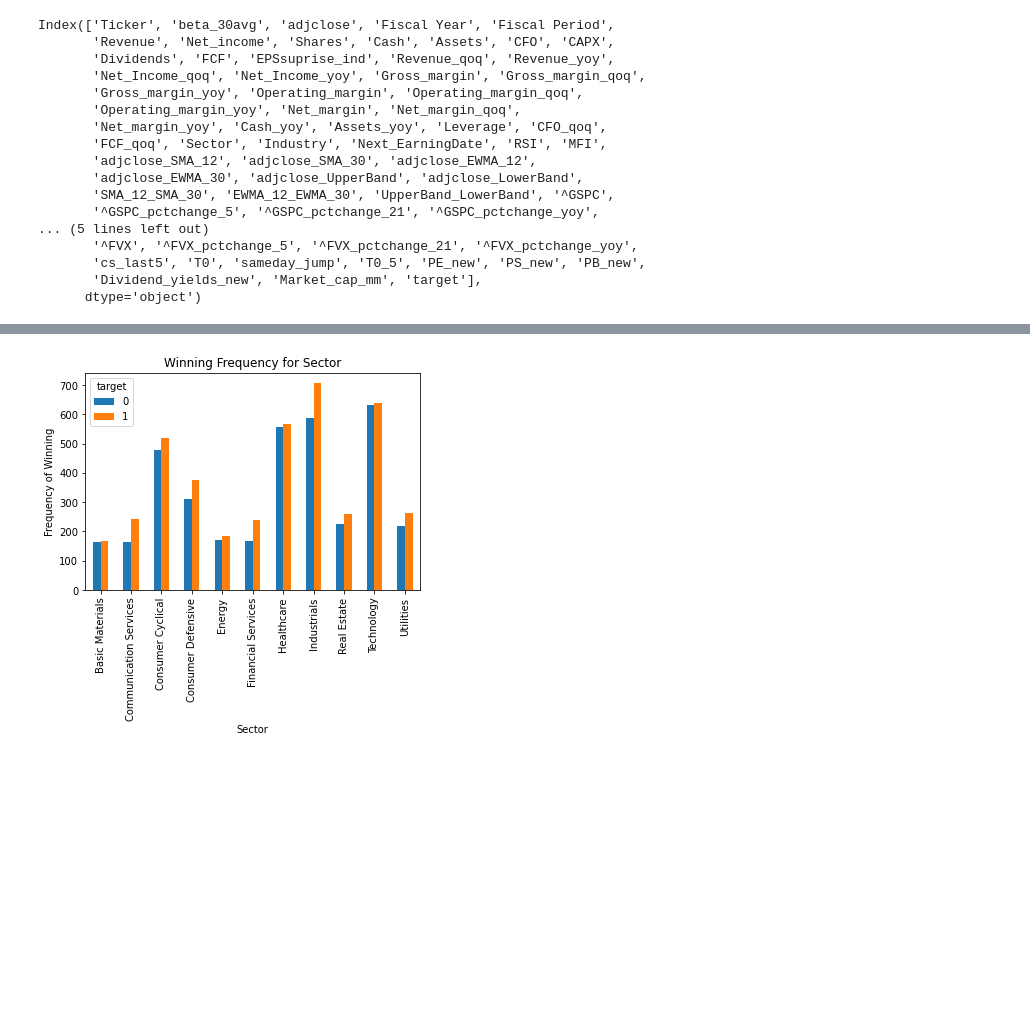
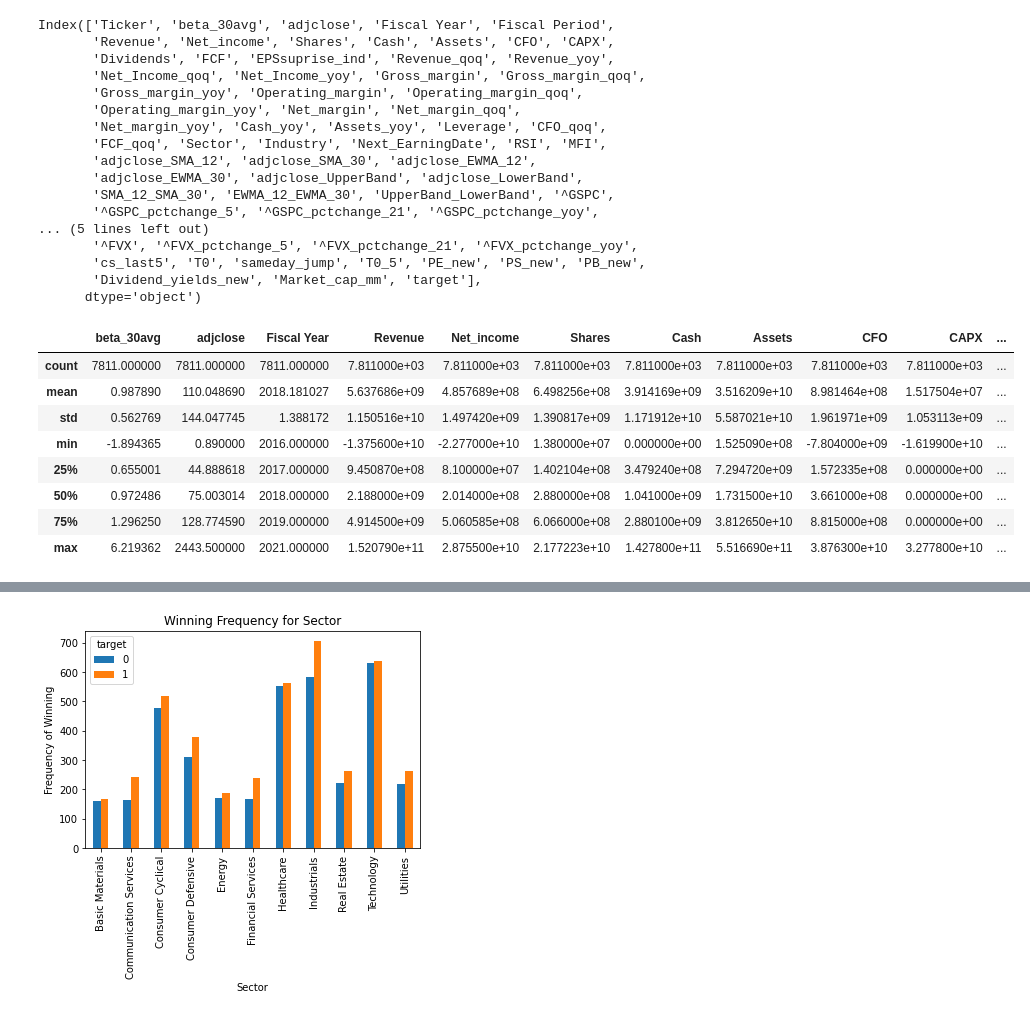
Before and after one commit to Emilio178/Bootcamp-Project2, a Jupyter notebook: 05_model_fitting.ipynb, the cells around one changed output, grey strips where cells are left out. Drawn from its saved outputs; the diff is of its cells as text; code cells hidden in the pictures; blank space fills up the shorter version.

```diff
--- a/05_model_fitting.ipynb
+++ b/05_model_fitting.ipynb
@@ -112,6 +156,18 @@ Index(['Ticker', 'beta_30avg', 'adjclose', 'Fiscal Year', 'Fiscal Period',
        'cs_last5', 'T0', 'sameday_jump', 'T0_5', 'PE_new', 'PS_new', 'PB_new',
        'Dividend_yields_new', 'Market_cap_mm', 'target'],
       dtype='object')
+# %%
+dfmdl1.describe()
+# %% [output]
+|  | beta_30avg | adjclose | Fiscal Year | Revenue | Net_income | Shares | Cash | Assets | CFO | CAPX | ... |
+| count | 7811.000000 | 7811.000000 | 7811.000000 | 7.811000e+03 | 7.811000e+03 | 7.811000e+03 | 7.811000e+03 | 7.811000e+03 | 7.811000e+03 | 7.811000e+03 | ... |
+| mean | 0.987890 | 110.048690 | 2018.181027 | 5.637686e+09 | 4.857689e+08 | 6.498256e+08 | 3.914169e+09 | 3.516209e+10 | 8.981464e+08 | 1.517504e+07 | ... |
+| std | 0.562769 | 144.047745 | 1.388172 | 1.150516e+10 | 1.497420e+09 | 1.390817e+09 | 1.171912e+10 | 5.587021e+10 | 1.961971e+09 | 1.053113e+09 | ... |
+| min | -1.894365 | 0.890000 | 2016.000000 | -1.375600e+10 | -2.277000e+10 | 1.380000e+07 | 0.000000e+00 | 1.525090e+08 | -7.804000e+09 | -1.619900e+10 | ... |
+| 25% | 0.655001 | 44.888618 | 2017.000000 | 9.450870e+08 | 8.100000e+07 | 1.402104e+08 | 3.479240e+08 | 7.294720e+09 | 1.572335e+08 | 0.000000e+00 | ... |
+| 50% | 0.972486 | 75.003014 | 2018.000000 | 2.188000e+09 | 2.014000e+08 | 2.880000e+08 | 1.041000e+09 | 1.731500e+10 | 3.661000e+08 | 0.000000e+00 | ... |
+| 75% | 1.296250 | 128.774590 | 2019.000000 | 4.914500e+09 | 5.060585e+08 | 6.066000e+08 | 2.880100e+09 | 3.812650e+10 | 8.815000e+08 | 0.000000e+00 | ... |
+| max | 6.219362 | 2443.500000 | 2021.000000 | 1.520790e+11 | 2.875500e+10 | 2.177223e+10 | 1.427800e+11 | 5.516690e+11 | 3.876300e+10 | 3.277800e+10 | ... |
 # %%
 # create quantile bins
 def create_quantile_bin(df,var,binnumber):
```
Also changed, not shown: parts of 28 cells of this notebook.
